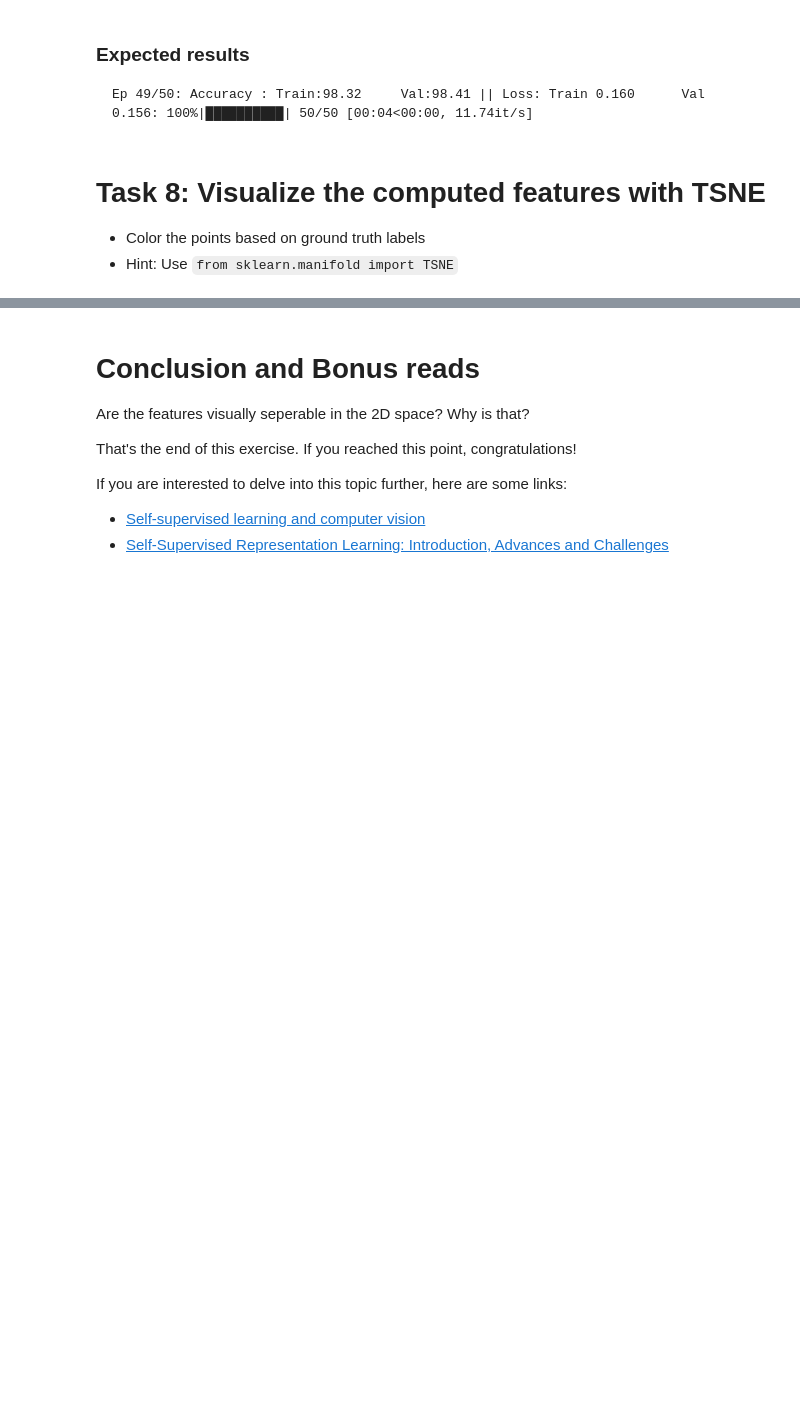
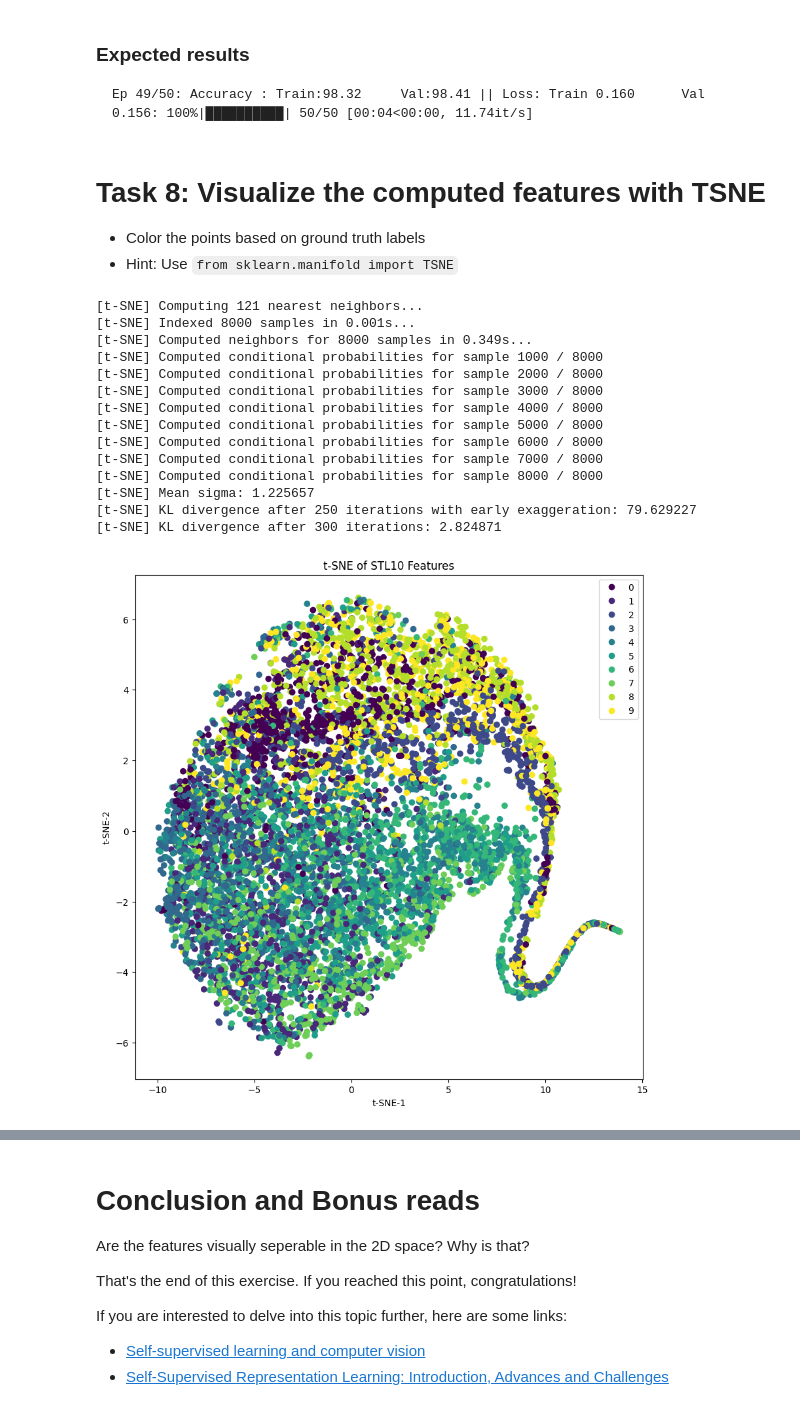
Before and after one commit to dpkass/HHU-Master-Representation-Learning, a Jupyter notebook: assignment_02/rotation_prediction.ipynb, the cells around one changed output, grey strips where cells are left out. Saved outputs shown, nothing was run; the diff lists cells and outputs as text; code cells hidden in the pictures; blank space fills up the shorter version.

```diff
--- a/assignment_02/rotation_prediction.ipynb
+++ b/assignment_02/rotation_prediction.ipynb
@@ -139,7 +148,7 @@ The training should not take more than 1h (~50 mins with our setup).
 model = load_resnet().to(device)
 train_dl, val_dl = load_data(batch_size=128)
 
-num_epochs = 20
+num_epochs = 40
 lr = 1e-3
 
 optimizer = Adam(model.parameters(), lr=lr)
@@ -266,24 +301,40 @@ Ep 49/50: Accuracy : Train:98.32 	 Val:98.41 || Loss: Train 0.160 	 Val 0.156: 1
 # %%
 from sklearn.manifold import TSNE
 
 ### START CODE HERE ### (≈ 10 line of code)
 def tsne_plot_embeddings(features, labels, class_names):
     model = TSNE(n_components=2, verbose=1, perplexity=40, max_iter=300)
     tsne_results = model.fit_transform(features)
 
     plt.figure(figsize=(10, 10))
     scatter = plt.scatter(tsne_results[:, 0], tsne_results[:, 1], c=labels)
     plt.title('t-SNE of STL10 Features')
     plt.xlabel('t-SNE-1')
     plt.ylabel('t-SNE-2')
 
     plt.legend(*scatter.legend_elements())
     plt.show()
 ### END CODE HERE ###
 
 val_feats, val_labels = torch.load("./features/val_feats.pth"), torch.load("./features/val_labels.pth")
-class_names = torchvision.datasets.STL10(root='../data').classes
+class_names = torchvision.datasets.STL10(root='./data').classes
 tsne_plot_embeddings(val_feats, val_labels, class_names)
+# %% [output]
+[t-SNE] Computing 121 nearest neighbors...
+[t-SNE] Indexed 8000 samples in 0.001s...
+[t-SNE] Computed neighbors for 8000 samples in 0.349s...
+[t-SNE] Computed conditional probabilities for sample 1000 / 8000
+[t-SNE] Computed conditional probabilities for sample 2000 / 8000
+[t-SNE] Computed conditional probabilities for sample 3000 / 8000
+[t-SNE] Computed conditional probabilities for sample 4000 / 8000
+[t-SNE] Computed conditional probabilities for sample 5000 / 8000
+[t-SNE] Computed conditional probabilities for sample 6000 / 8000
+[t-SNE] Computed conditional probabilities for sample 7000 / 8000
+[t-SNE] Computed conditional probabilities for sample 8000 / 8000
+[t-SNE] Mean sigma: 1.225657
+[t-SNE] KL divergence after 250 iterations with early exaggeration: 79.629227
+[t-SNE] KL divergence after 300 iterations: 2.824871
+[figure, added]
 # %% [markdown]
 ### Expected result
 
```
Also changed, not shown: parts of 8 cells of this notebook, 1 other file.
